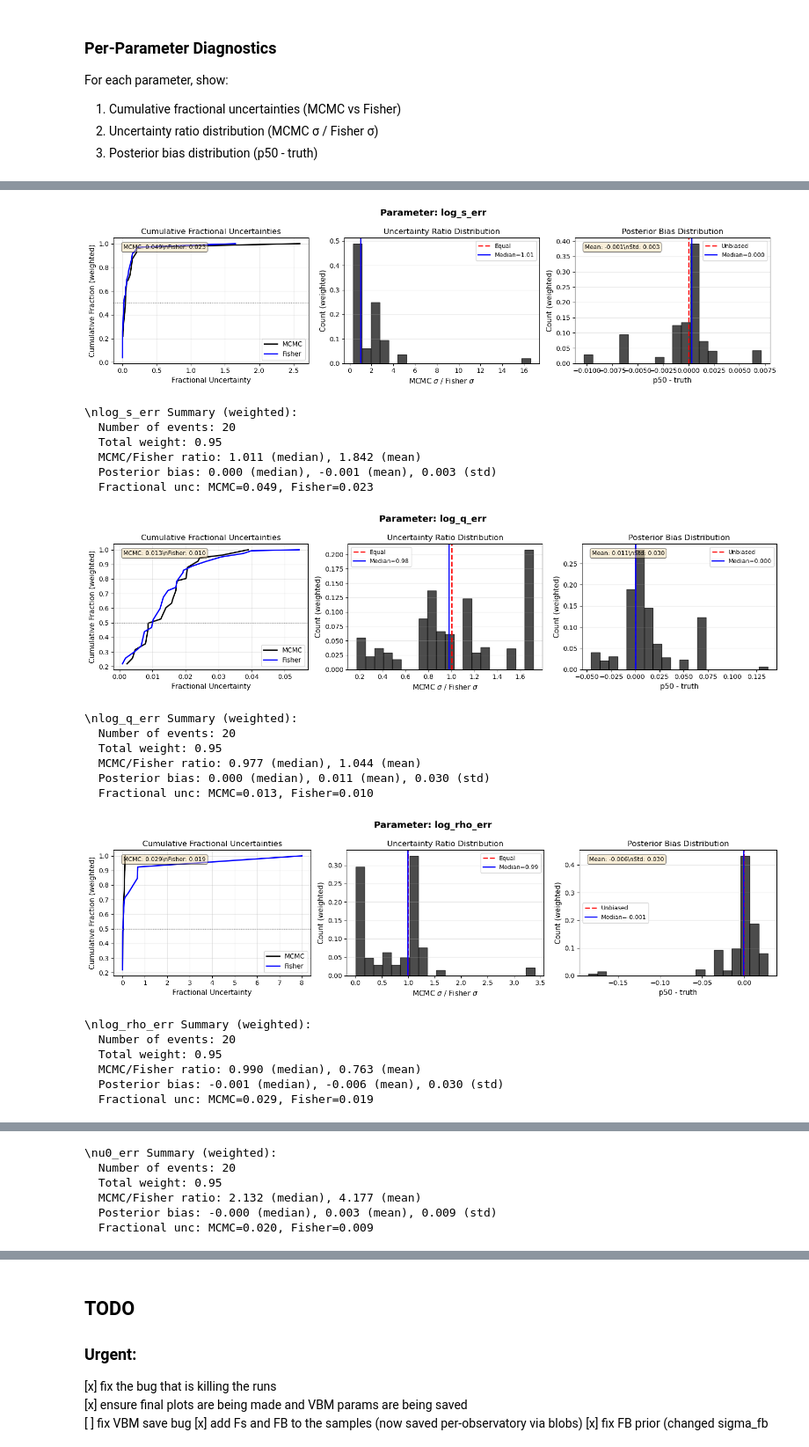
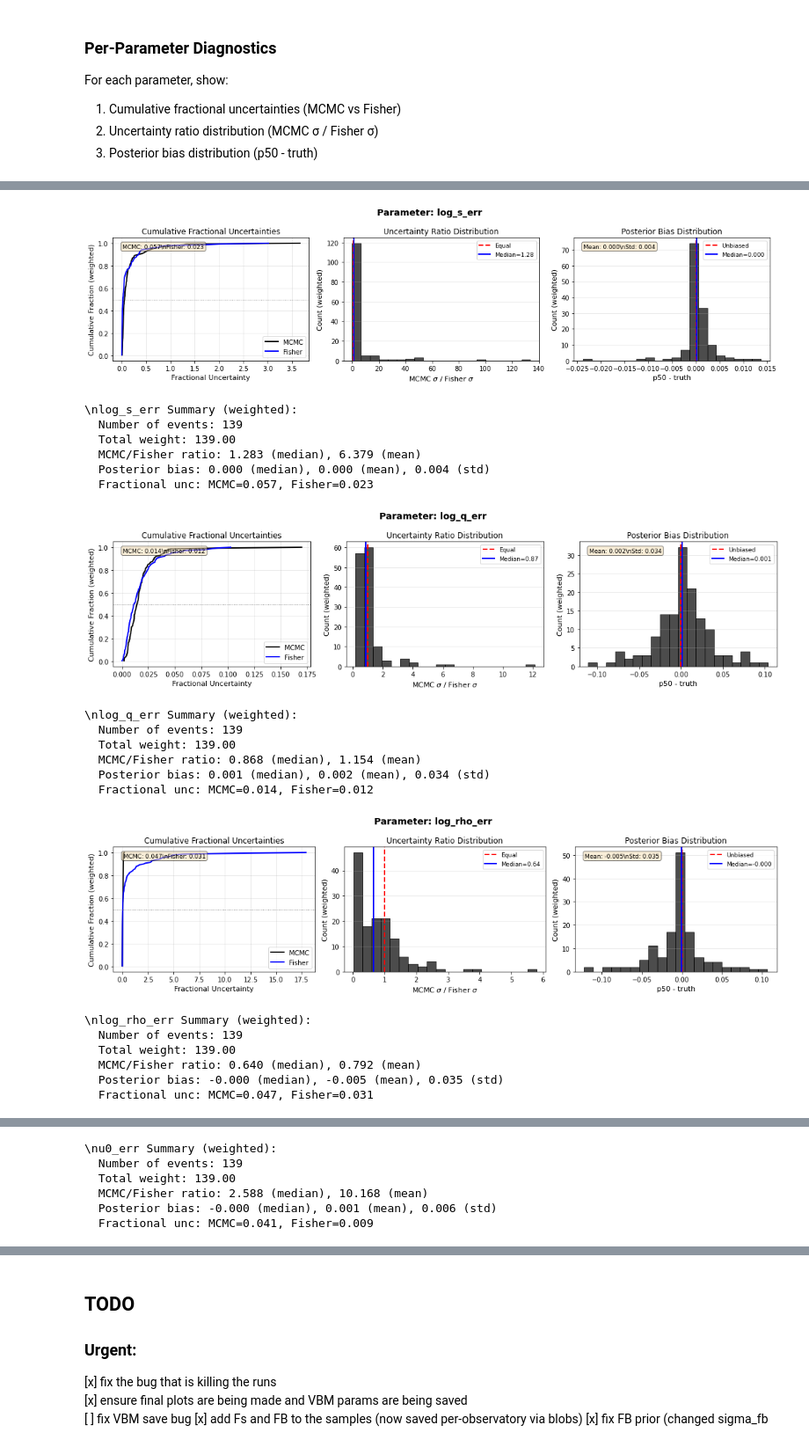
Before and after one commit to AmberLee2427/GullsPosteriors, a Jupyter notebook: unc_check.ipynb, the cells around one changed output, grey strips where cells are left out. Shown at 88% size. Cells and saved outputs as stored; diff of their text form; code cells hidden in the pictures.

```diff
--- a/unc_check.ipynb
+++ b/unc_check.ipynb
@@ -843,11 +843,12 @@ for mass_bin in completed_bins:
         fisher_cov = event_data.get('fisher_covariance', None)
         prior_unc = event_data.get('prior_uncertainties', {})
 
+        """
         make_comparison_corner_plot(
             samples, parameter_labels, truths_dict,
             fisher_unc, hdf5_unc, mcmc_unc,
             event_name, output_dir, fisher_cov, prior_unc
-        )
+        )  #"""
 # %% [output]
 Processing mass bin: m-10
 
@@ -1028,10 +891,10 @@ for mass_bin in completed_bins:
     for prm_file, event_data in event_list.items():
         event_name = f"{event_data['field']}_{event_data['subrun']}_{event_data['event_id']}"
         parameter_labels = event_data['parameter_labels']
-        fisher_unc = event_data.get('fisher_uncertainties', pd.Series())
-        hdf5_unc = event_data.get('hdf5_uncertainties', pd.Series())
-        mcmc_unc = event_data.get('mcmc_uncertainties', {})
-        prior_unc = event_data.get('prior_uncertainties', {})
+        fisher_unc = event_data.get('fisher_uncertainties')
+        hdf5_unc = event_data.get('hdf5_uncertainties')
+        mcmc_unc = event_data.get('mcmc_uncertainties')
+        prior_unc = event_data.get('prior_uncertainties')
 
         for label in parameter_labels:
             label_key = f"log_{label}_err" if label in ["s", "q", "rho", "tE"] else f"{label}_err"
@@ -1293,7 +1162,7 @@ for param_name, data in param_data.items():
         continue  # Skip if no data
 
     # Convert to arrays
-    weights = np.array(data['weights'])
+    weights = np.ones_like(np.array(data['mcmc_frac']))  #np.array(data['weights'])
 
     fig, axes = plt.subplots(1, 3, figsize=(15, 4))
     fig.suptitle(f"Parameter: {param_name}", fontsize=14, fontweight='bold')
@@ -1433,21 +1305,21 @@ for param_name, data in param_data.items():
-[figure, old version]
+[figure, new version]
-\nlog_s_err Summary (weighted):
-  Number of events: 20
-  Total weight: 0.95
-  MCMC/Fisher ratio: 1.011 (median), 1.842 (mean)
-  Posterior bias: 0.000 (median), -0.001 (mean), 0.003 (std)
-  Fractional unc: MCMC=0.049, Fisher=0.023
+\nlog_s_err Summary (weighted):
+  Number of events: 139
+  Total weight: 139.00
+  MCMC/Fisher ratio: 1.283 (median), 6.379 (mean)
+  Posterior bias: 0.000 (median), 0.000 (mean), 0.004 (std)
+  Fractional unc: MCMC=0.057, Fisher=0.023
-[figure, old version]
+[figure, new version]
-\nlog_q_err Summary (weighted):
-  Number of events: 20
-  Total weight: 0.95
-  MCMC/Fisher ratio: 0.977 (median), 1.044 (mean)
-  Posterior bias: 0.000 (median), 0.011 (mean), 0.030 (std)
-  Fractional unc: MCMC=0.013, Fisher=0.010
+\nlog_q_err Summary (weighted):
+  Number of events: 139
+  Total weight: 139.00
+  MCMC/Fisher ratio: 0.868 (median), 1.154 (mean)
+  Posterior bias: 0.001 (median), 0.002 (mean), 0.034 (std)
+  Fractional unc: MCMC=0.014, Fisher=0.012
-[figure, old version]
+[figure, new version]
-\nlog_rho_err Summary (weighted):
-  Number of events: 20
-  Total weight: 0.95
-  MCMC/Fisher ratio: 0.990 (median), 0.763 (mean)
-  Posterior bias: -0.001 (median), -0.006 (mean), 0.030 (std)
-  Fractional unc: MCMC=0.029, Fisher=0.019
+\nlog_rho_err Summary (weighted):
+  Number of events: 139
+  Total weight: 139.00
+  MCMC/Fisher ratio: 0.640 (median), 0.792 (mean)
+  Posterior bias: -0.000 (median), -0.005 (mean), 0.035 (std)
+  Fractional unc: MCMC=0.047, Fisher=0.031
@@ -1455,6 +1327,6 @@ for param_name, data in param_data.items():
-\nu0_err Summary (weighted):
-  Number of events: 20
-  Total weight: 0.95
-  MCMC/Fisher ratio: 2.132 (median), 4.177 (mean)
-  Posterior bias: -0.000 (median), 0.003 (mean), 0.009 (std)
-  Fractional unc: MCMC=0.020, Fisher=0.009
+\nu0_err Summary (weighted):
+  Number of events: 139
+  Total weight: 139.00
+  MCMC/Fisher ratio: 2.588 (median), 10.168 (mean)
+  Posterior bias: -0.000 (median), 0.001 (mean), 0.006 (std)
+  Fractional unc: MCMC=0.041, Fisher=0.009
```
Also changed, not shown: parts of 11 cells of this notebook, 2 other files.
